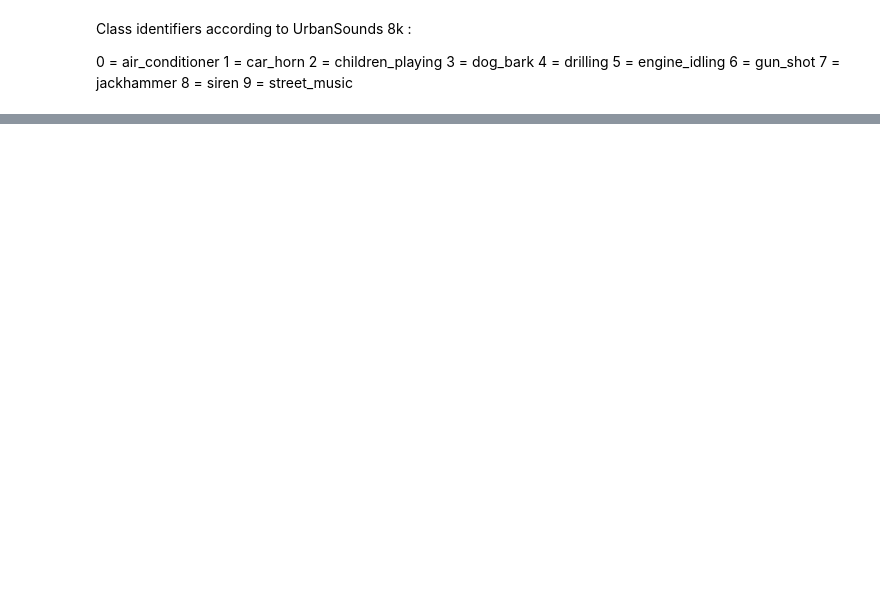
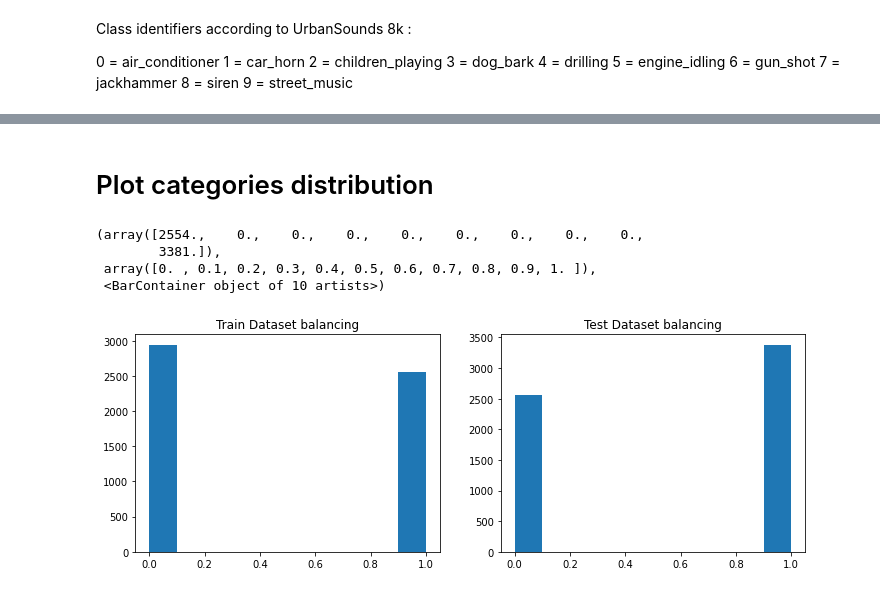
Before and after one commit to matsozza/Python_ML_CombustionEnginesRecog_MBA, a Jupyter notebook: Convolutional Neural Network.ipynb, the cells around one changed output, grey strips where cells are left out. Saved outputs shown, nothing was run; the diff lists cells and outputs as text; code cells hidden in the pictures; blank space fills up the shorter version.

```diff
--- a/Convolutional Neural Network.ipynb
+++ b/Convolutional Neural Network.ipynb
@@ -15,23 +15,31 @@ from tensorflow import keras
 # Global Configuration variables
 # %%
 # Debug and test variables
-REDUCED_MODE = 0  # Do not process all the audio in the dataset (for faster execution during script development)
-REDUCED_MODE_AUDIONUM = 20 # Number of dataset audios per folder to process in the reduced-mode.
+REDUCED_MODE = 1  # Do not process all the audio in the dataset (for faster execution during script development)
+REDUCED_MODE_AUDIONUM = 250 # Number of dataset audios per folder to process in the reduced-mode.
 
 # Audio processing variables
 AUDIO_SR = 44100 # Audio sampling in Hertz
 AUDIO_N_FFT = 2048 # Samples per FFT window
 AUDIO_HOP_LEN = 512
 AUDIO_N_MELS = 60
+
 AUDIOSEG_SIZE = 41 # windows per subAudio / segment
 AUDIOSEG_OVERLAP = 0.5 # normalized
 
+AUDIOSEG_OVERSAMPLING = 3 # how many times to increase the engine category samples
+AUDIOSEG_CLASS2OVERSAMPLE = 5; # Oversample the engine class (5)
+
+# Preprocessing
+PREPROC_SKIP = 0 # Skip preprocessing files and use previosuly saved '.npz'
+
 # Paths and folders
 audiosPath = 'UrbanSounds8K/1_audioFiles/'
+audiosSubPaths = np.array(['fold1','fold2','fold3','fold4','fold5','fold6','fold7','fold8','fold9','fold10'])
 processedPath = "UrbanSounds8K/2_featuresProcessed/"
 confusionPath = "UrbanSounds8K/3_confusionMatrix/"
 confusionFile = "confusion_matrix"
-audiosSubPaths = np.array(['fold1','fold2','fold3','fold4','fold5','fold6','fold7','fold8','fold9','fold10'])
+logPath = "UrbanSounds8k/4_processingLog"
 # %% [markdown]
 # Methods for preprocessing and feature extraction
 # %%
@@ -275,0 +323,22 @@ plt.hist(np.concatenate(test_data["classes"], axis=0))
+# %% [markdown]
+# Plot categories distribution
+# %%
+f,a = plt.subplots(1,2)
+a=a.ravel()
+
+f.set_figheight(4)
+f.set_figwidth(12)
+
+# Histogram of data per class in test dataset
+a[0].set_title('Train Dataset balancing')
+a[0].hist(np.asarray(test_data["classes"]) )
+
+# Histogram of data per class in test dataset
+a[1].set_title('Test Dataset balancing')
+a[1].hist(np.asarray(train_data["classes"]))
+# %% [output]
+(array([2554.,    0.,    0.,    0.,    0.,    0.,    0.,    0.,    0.,
+        3381.]),
+ array([0. , 0.1, 0.2, 0.3, 0.4, 0.5, 0.6, 0.7, 0.8, 0.9, 1. ]),
+ <BarContainer object of 10 artists>)
+[figure, added]
```
Also changed, not shown: parts of 12 cells of this notebook, 1 other file.
